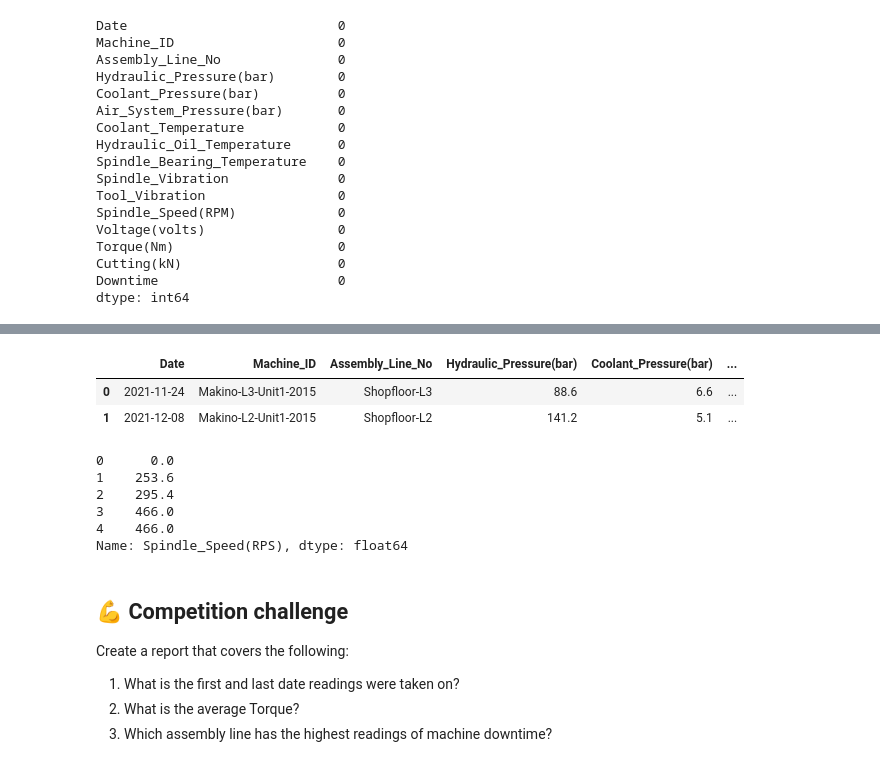
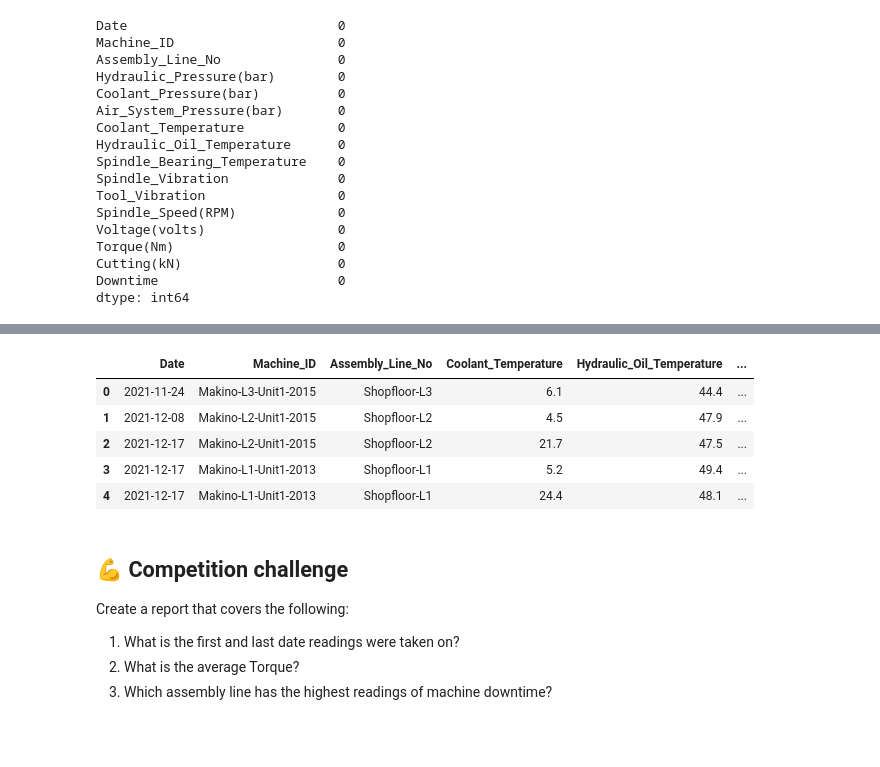
Before and after one commit to SirTee12/Machine-Downtime-Prediction, a Jupyter notebook: notebook/Analysis_machine_downtime.ipynb, the cells around one changed output, grey strips where cells are left out. Drawn from its saved outputs; the diff is of its cells as text; code cells hidden in the pictures; blank space fills up the shorter version.

Commit message:
Created a function to convert the units of the numerical features to their SI units

```diff
--- a/notebook/Analysis_machine_downtime.ipynb
+++ b/notebook/Analysis_machine_downtime.ipynb
@@ -278,32 +269,48 @@ machine_downtime_ori.head(2)
-# %%
-# convert the numerical column to one decimal place
-machine_downtime_ori[numerical_cols_with_nan] = machine_downtime_ori[numerical_cols_with_nan].round(1)
-
-# drop the Cutting(kN) column
-machine_downtime_ori.drop('Cutting(kN)', axis=1, inplace=True) # Removes the kN column
-
-# verify
-machine_downtime_ori.head(2)
-# %% [output]
-|  | Date | Machine_ID | Assembly_Line_No | Hydraulic_Pressure(bar) | Coolant_Pressure(bar) | ... |
-| 0 | 2021-11-24 | Makino-L3-Unit1-2015 | Shopfloor-L3 | 88.6 | 6.6 | ... |
-| 1 | 2021-12-08 | Makino-L2-Unit1-2015 | Shopfloor-L2 | 141.2 | 5.1 | ... |
-# %%
-# convert the spindle column values from RPM to RPS
-machine_downtime_ori['Spindle_Speed(RPS)'] = (machine_downtime_ori['Spindle_Speed(RPM)']/60).round(1)
-
-# drop the original speed spindle in RPM
-machine_downtime_ori.drop('Spindle_Speed(RPM)', axis=1, inplace=True) # Removes the kN column
-
-# verify
-machine_downtime_ori["Spindle_Speed(RPS)"].head(5)
-# %% [output]
-0      0.0
-1    253.6
-2    295.4
-3    466.0
-4    466.0
-Name: Spindle_Speed(RPS), dtype: float64
+# %%
+import re  # Import the regular expression module
+
+def convert_units(df):
+    """Converts pressure from bar to Pa, force from kN to N, and spindle speed from RPM to RPS,
+       rounding the results to 1 decimal place. Handles multiple pressure columns
+       containing "pressure" and "(bar)".
+
+    Args:
+        df: The Pandas DataFrame containing the data.
+
+    Returns:
+        A new Pandas DataFrame with converted units, rounded to 1 decimal place.
+        Returns the original DataFrame if no conversion is needed.
+    """
+
+    # Pressure (bar to Pa) - Handles multiple pressure columns containing "Pressure" and "(bar)"
+    for col in df.columns:
+        if "Pressure" in col and "(bar)" in col:
+            new_col_name = re.sub(r"\(bar\)", "(Pa)", col) # Use regex to replace (bar) with (Pa)
+            df[new_col_name] = (df[col].astype(float) * 100000).round(1) #convert to float before multiplication
+            df = df.drop(columns=[col])
+
+    # Force (kN to N)
+    if 'Cutting(kN)' in df.columns:
+        df['Cutting(N)'] = (df['Cutting(kN)'] * 1000).round(1)
+        df = df.drop(columns=['Cutting(kN)'])
+
+    # Spindle Speed (RPM to RPS)
+    if 'Spindle_Speed(RPM)' in df.columns:
+        df['Spindle_Speed(RPS)'] = (df['Spindle_Speed(RPM)'] / 60).round(1)
+        df= df.drop(columns=['Spindle_Speed(RPM)'])
+
+    return df
+
+# apply the function to the dataframe
+machine_downtime_ori = convert_units(machine_downtime_ori)
+machine_downtime_ori.head()
+# %% [output]
+|  | Date | Machine_ID | Assembly_Line_No | Coolant_Temperature | Hydraulic_Oil_Temperature | ... |
+| 0 | 2021-11-24 | Makino-L3-Unit1-2015 | Shopfloor-L3 | 6.1 | 44.4 | ... |
+| 1 | 2021-12-08 | Makino-L2-Unit1-2015 | Shopfloor-L2 | 4.5 | 47.9 | ... |
+| 2 | 2021-12-17 | Makino-L2-Unit1-2015 | Shopfloor-L2 | 21.7 | 47.5 | ... |
+| 3 | 2021-12-17 | Makino-L1-Unit1-2013 | Shopfloor-L1 | 5.2 | 49.4 | ... |
+| 4 | 2021-12-17 | Makino-L1-Unit1-2013 | Shopfloor-L1 | 24.4 | 48.1 | ... |
 # %% [markdown]
 ## 💪 Competition challenge
 
```
Also changed, not shown: parts of 2 cells of this notebook.
